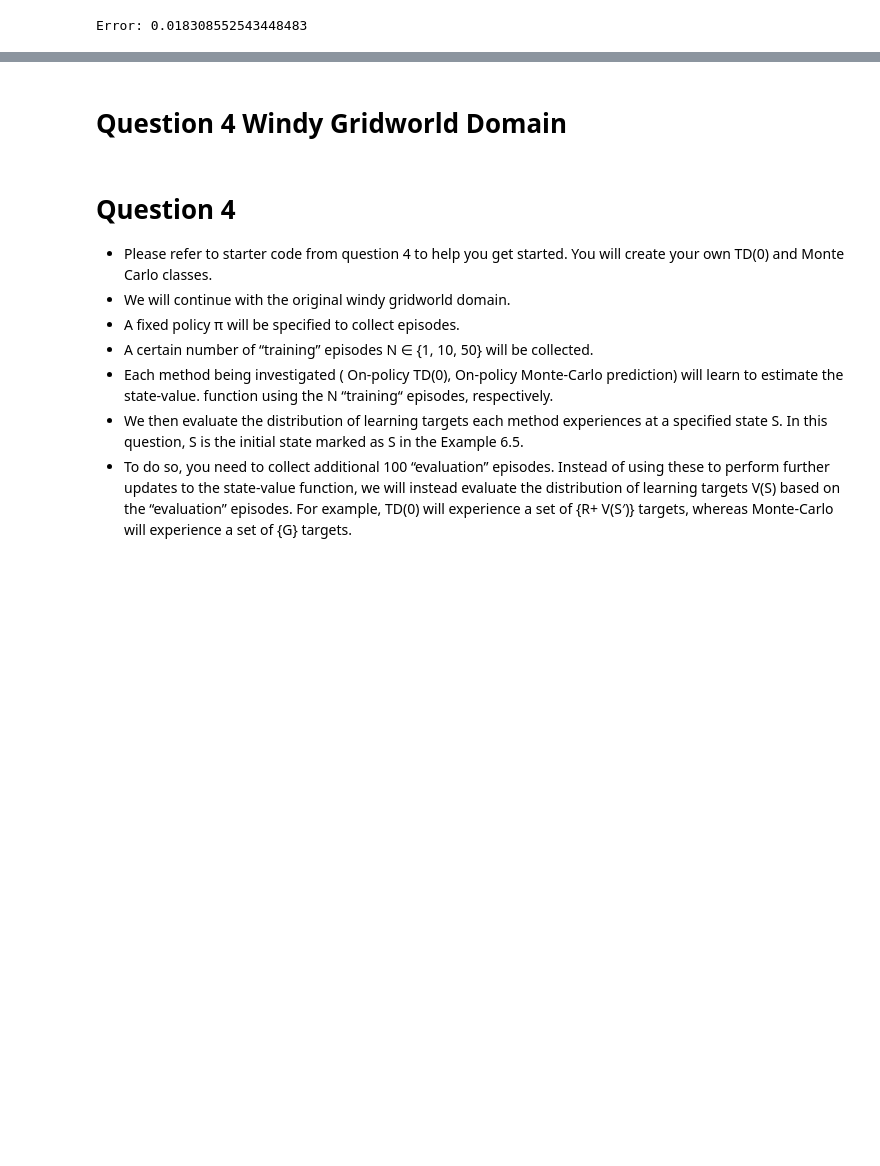
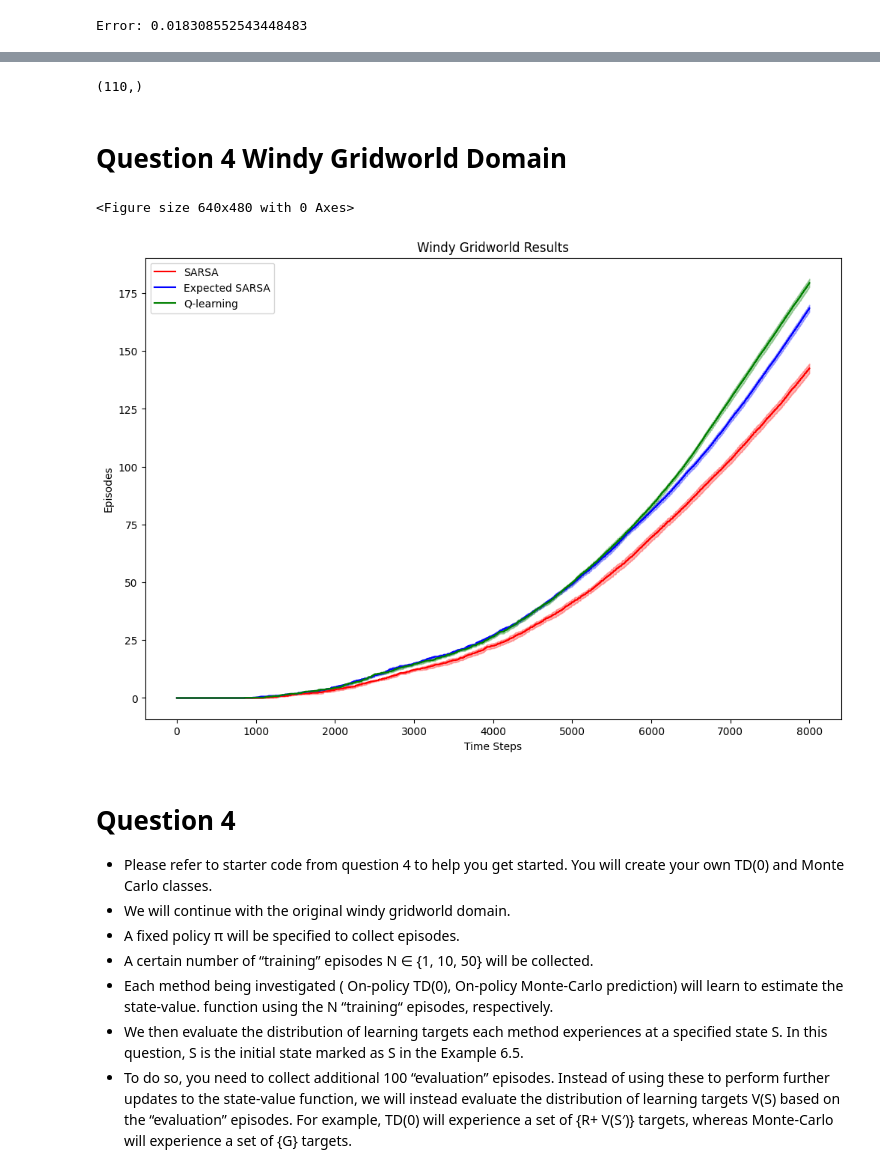
Before and after one commit to dbcometto/cs5180rl, a Jupyter notebook: homework/ex5_26spring.ipynb, the cells around one changed output, grey strips where cells are left out. Saved outputs shown, nothing was run; the diff lists cells and outputs as text; code cells hidden in the pictures; blank space fills up the shorter version.

```diff
--- a/homework/ex5_26spring.ipynb
+++ b/homework/ex5_26spring.ipynb
@@ -295,3 +363,10 @@ if __name__=="__main__":
+# %%
+x = np.linspace(1,10,100)
+y = np.linspace(10,20,10)
+z = np.hstack((x,y))
+print(z.shape)
+# %% [output]
+(110,)
 # %% [markdown]
 # Question 4 Windy Gridworld Domain
 # %%
@@ -517,45 +768,51 @@ def plot_curves(arr_list, legend_list, color_list, ylabel):
     ax.legend(handles=h_list)
     plt.show()
 # %%
-def run_on_policy_td_control(run_num, timeout):
+def run_on_policy_td_control(run_num, timeout, start_seed = None, rendermode = None):
 
     enable_king_move_actions = False
     enable_no_move_actions = False
 
     # create the environment
-    env = WindyGridWorld(enable_king_move=enable_king_move_actions, enable_no_move=enable_no_move_actions)
+    env = WindyGridWorld(enable_king_move=enable_king_move_actions, enable_no_move=enable_no_move_actions, rendermode=rendermode)
 
     # parameters
     epsilon = 0.1
     alpha = 0.5
     gamma = 1.0
 
+    # create the SARSA
+    sarsa_results_list = []
+    seed = start_seed
+    for _ in tqdm(range(run_num),desc="Experiment: SARSA",leave=True, position=0):
+        # run for each trial
+        controller_sarsa = SARSA(env, alpha, epsilon, gamma, timeout)
+        episodes = controller_sarsa.run(seed=seed)
+        # append the results
+        sarsa_results_list.append(episodes[0:8000])
+        seed += 1
+
     # create the expected SARSA
     expected_sarsa_results_list = []
-    for _ in range(run_num):
+    seed = start_seed
+    for _ in tqdm(range(run_num),desc="Experiment: Expected SARSA",leave=True, position=0):
         # run for each trial
         controller_expected_sarsa = ExpectedSARSA(env, alpha, epsilon, gamma, timeout)
-        episodes = controller_expected_sarsa.run()
+        episodes = controller_expected_sarsa.run(seed=seed)
         # append the results
         expected_sarsa_results_list.append(episodes[0:8000])
-
-    # create the SARSA
-    sarsa_results_list = []
-    for _ in range(run_num):
-        # run for each trial
-        controller_sarsa = SARSA(env, alpha, epsilon, gamma, timeout)
-        episodes = controller_sarsa.run()
-        # append the results
-        sarsa_results_list.append(episodes[0:8000])
+        seed += 1
 
     # create the Q learning
     q_learning_results_list = []
-    for _ in range(run_num):
+    seed = start_seed
+    for _ in tqdm(range(run_num),desc="Experiment: Q-Learning",leave=True, position=0):
         # run for each trial
         controller_q_learning = QLearning(env, alpha, epsilon, gamma, timeout)
         episodes = controller_q_learning.run()
         # append the results
         q_learning_results_list.append(episodes[0:8000])
+        seed += 1
 
     sarsa_array = np.array(sarsa_results_list)
     expected_sarsa_array = np.array(expected_sarsa_results_list)
@@ -571,17 +828,21 @@ def run_on_policy_td_control(run_num, timeout):
 # %%
 if __name__ == "__main__":
     # set randomness
-    np.random.seed(1234)
-    random.seed(1234)
+    seed = 1234
+    np.random.seed(seed)
+    random.seed(seed)
 
     # trial number
     trial_num = 10
     # maximal time steps
     max_time_steps = 8000
 
 
     # run SARSA and Q Learning
-    run_on_policy_td_control(trial_num, max_time_steps)
+    run_on_policy_td_control(trial_num, max_time_steps, start_seed=seed, rendermode = None)
+# %% [output]
+<Figure size 640x480 with 0 Axes>
+[figure, added]
 # %% [markdown]
 # Question 4
 - Please refer to starter code from question 4 to help you get started. You will create your own TD(0) and Monte Carlo classes.
```
Also changed, not shown: parts of 8 cells of this notebook.
